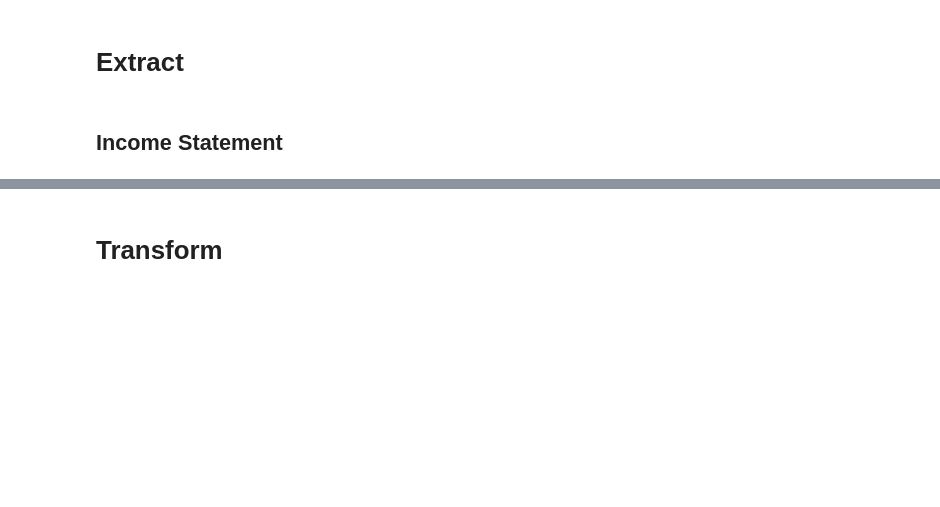
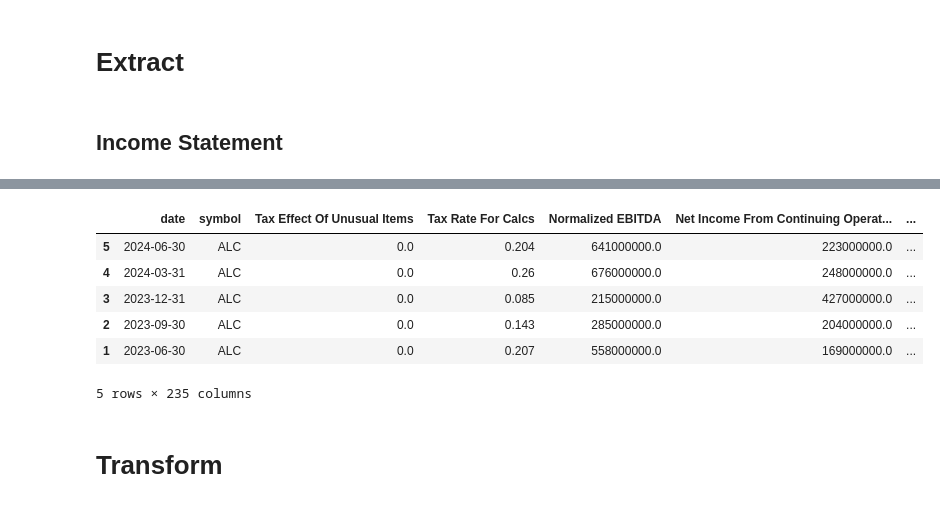
Before and after one commit to MarkPhamm/Alcon-Financial-Assistant, a Jupyter notebook: notebooks/ETL_quaterly.ipynb, the cells around one changed output, grey strips where cells are left out. Cells and saved outputs as stored; diff of their text form; code cells hidden in the pictures; blank space fills up the shorter version.

```diff
--- a/notebooks/ETL_quaterly.ipynb
+++ b/notebooks/ETL_quaterly.ipynb
@@ -223,3 +315,14 @@ key_metrics_df.head()
+# %%
+quarterly_key_metrics_df = get_key_metrics_quarterly(tickers = tickers)
+quarterly_key_metrics_df.head()
+# %% [output]
+|  | date | symbol | Tax Effect Of Unusual Items | Tax Rate For Calcs | Normalized EBITDA | Net Income From Continuing Operat... | ... |
+| 5 | 2024-06-30 | ALC | 0.0 | 0.204 | 641000000.0 | 223000000.0 | ... |
+| 4 | 2024-03-31 | ALC | 0.0 | 0.26 | 676000000.0 | 248000000.0 | ... |
+| 3 | 2023-12-31 | ALC | 0.0 | 0.085 | 215000000.0 | 427000000.0 | ... |
+| 2 | 2023-09-30 | ALC | 0.0 | 0.143 | 285000000.0 | 204000000.0 | ... |
+| 1 | 2023-06-30 | ALC | 0.0 | 0.207 | 558000000.0 | 169000000.0 | ... |
+5 rows × 235 columns
 # %% [markdown]
 # Transform
 # %%
```
Also changed, not shown: parts of 22 cells of this notebook, 1 other file.
